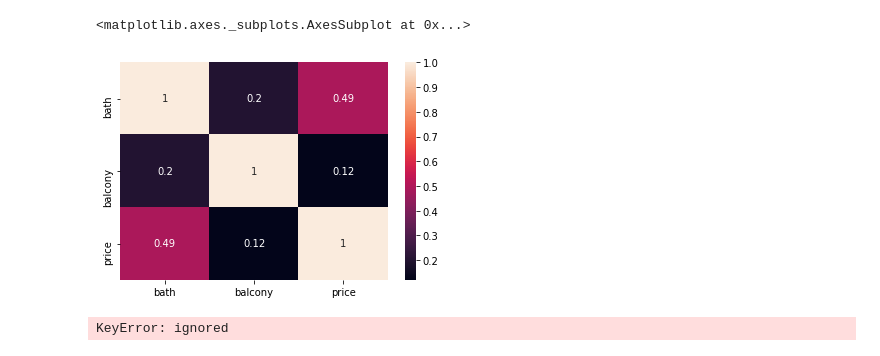
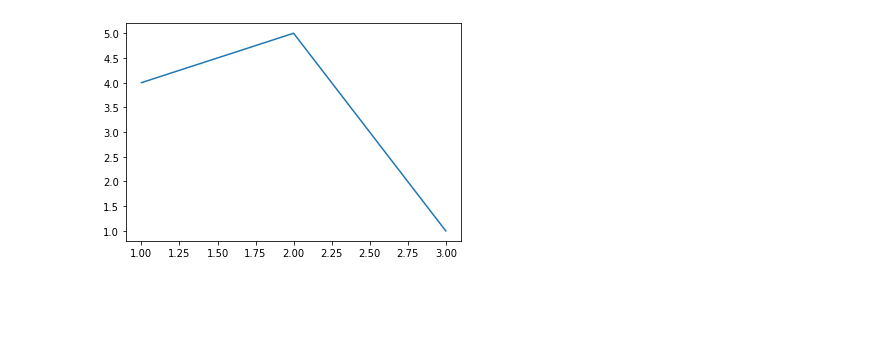
Before and after one commit to mishraoct786/MachineLearning-, a Jupyter notebook: Ghraph.ipynb, the cells around one changed output. Drawn from its saved outputs; the diff is of its cells as text; code cells hidden in the pictures; blank space fills up the shorter version.

```diff
--- a/Ghraph.ipynb
+++ b/Ghraph.ipynb
@@ -106,10 +3,6 @@ relation=df_new.corr()
-# %%
-sns.heatmap(relation,annot=True)
-# %% [output]
-<matplotlib.axes._subplots.AxesSubplot at 0x...>
-[figure, removed]
-# %%
-#zscore
-df['zscore'] = (df['height']-df['height'].mean()) / df['height'].std()
-# %% [output]
-KeyError: ignored
+# %%
+from matplotlib import pyplot as plt
+plt.plot([1,2,3],[4,5,1])
+plt.show()
+# %% [output]
+[figure, added]
```
Also changed, not shown: parts of 23 cells of this notebook.
